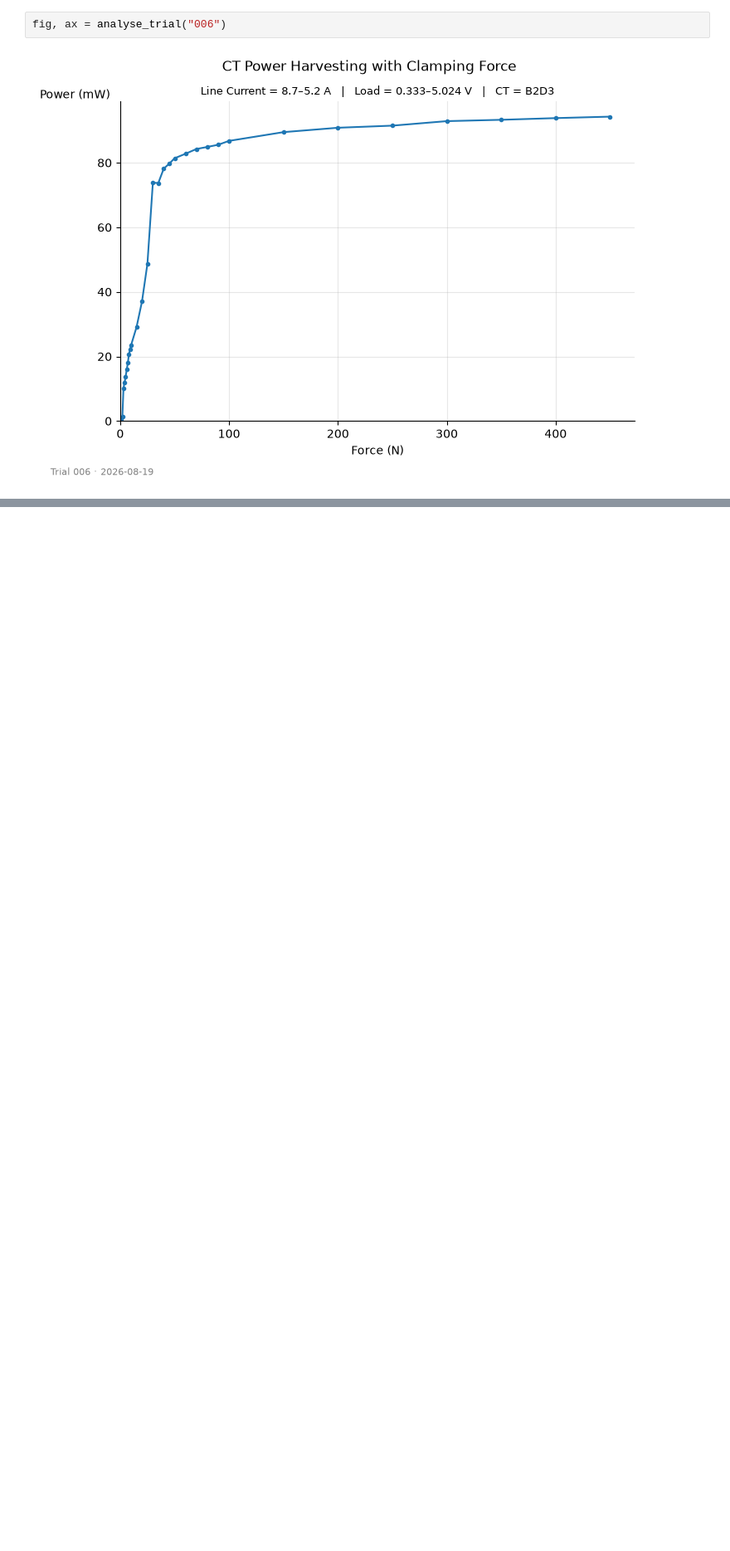
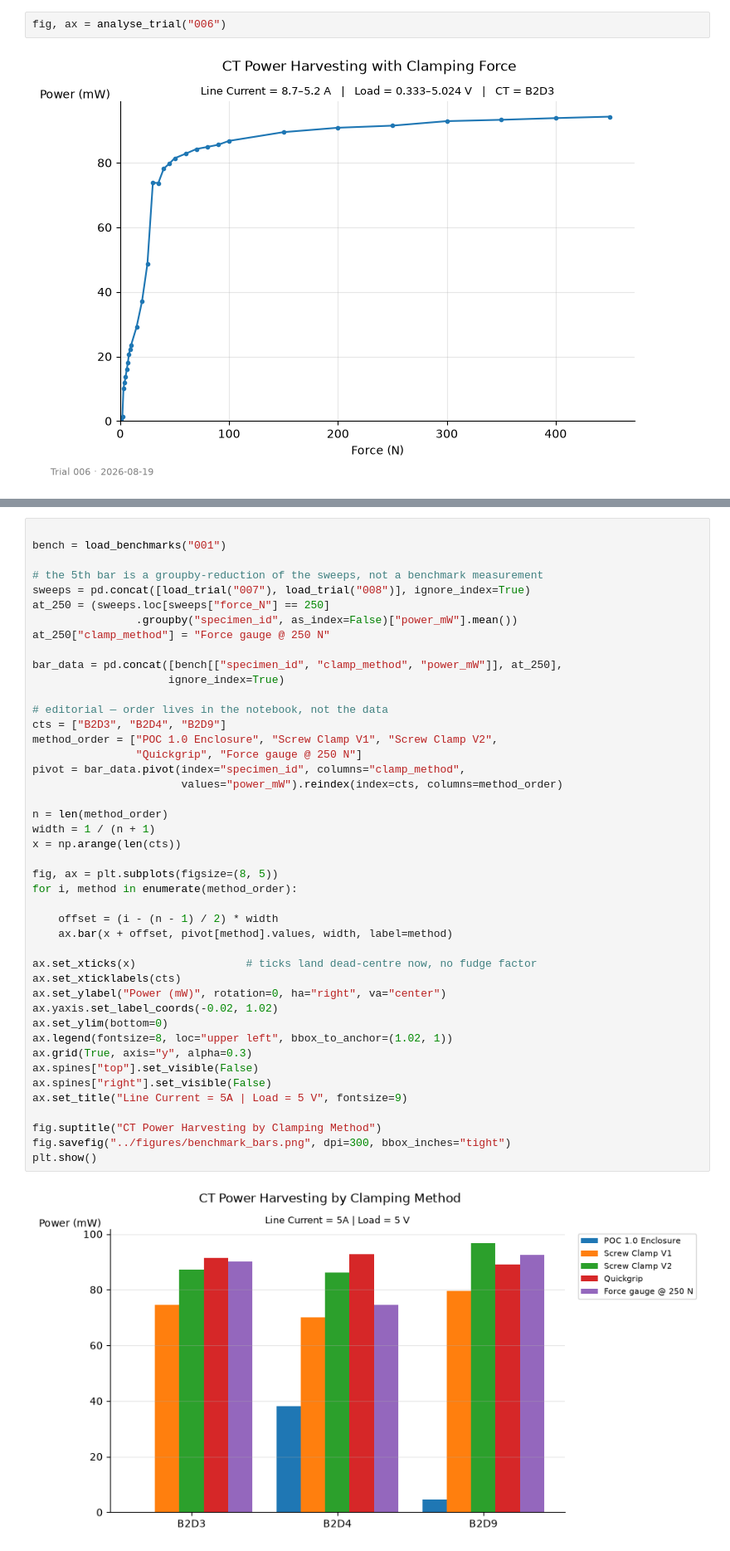
Before and after one commit to stephengilbert1/current-transformer-analysis, a Jupyter notebook: notebooks/01-force-vs-power.ipynb, the cells around one changed output, grey strips where cells are left out. Shown at 83% size. Cells and saved outputs as stored; diff of their text form; blank space fills up the shorter version.

```diff
--- a/notebooks/01-force-vs-power.ipynb
+++ b/notebooks/01-force-vs-power.ipynb
@@ -146,0 +138,46 @@ plt.show()
+# %%
+
+bench = load_benchmarks("001")
+
+# the 5th bar is a groupby-reduction of the sweeps, not a benchmark measurement
+sweeps = pd.concat([load_trial("007"), load_trial("008")], ignore_index=True)
+at_250 = (sweeps.loc[sweeps["force_N"] == 250]
+                .groupby("specimen_id", as_index=False)["power_mW"].mean())
+at_250["clamp_method"] = "Force gauge @ 250 N"
+
+bar_data = pd.concat([bench[["specimen_id", "clamp_method", "power_mW"]], at_250],
+                     ignore_index=True)
+
+# editorial — order lives in the notebook, not the data
+cts = ["B2D3", "B2D4", "B2D9"]
+method_order = ["POC 1.0 Enclosure", "Screw Clamp V1", "Screw Clamp V2",
+                "Quickgrip", "Force gauge @ 250 N"]
+pivot = bar_data.pivot(index="specimen_id", columns="clamp_method",
+                       values="power_mW").reindex(index=cts, columns=method_order)
+
+n = len(method_order)
+width = 1 / (n + 1)
+x = np.arange(len(cts))
+
+fig, ax = plt.subplots(figsize=(8, 5))
+for i, method in enumerate(method_order):
+
+    offset = (i - (n - 1) / 2) * width
+    ax.bar(x + offset, pivot[method].values, width, label=method)
+
+ax.set_xticks(x)                 # ticks land dead-centre now, no fudge factor
+ax.set_xticklabels(cts)
+ax.set_ylabel("Power (mW)", rotation=0, ha="right", va="center")
+ax.yaxis.set_label_coords(-0.02, 1.02)
+ax.set_ylim(bottom=0)
+ax.legend(fontsize=8, loc="upper left", bbox_to_anchor=(1.02, 1))
+ax.grid(True, axis="y", alpha=0.3)
+ax.spines["top"].set_visible(False)
+ax.spines["right"].set_visible(False)
+ax.set_title("Line Current = 5A | Load = 5 V", fontsize=9)
+
+fig.suptitle("CT Power Harvesting by Clamping Method")
+fig.savefig("../figures/benchmark_bars.png", dpi=300, bbox_inches="tight")
+plt.show()
+# %% [output]
+[figure, added]
```
Also changed, not shown: parts of 7 cells of this notebook, 8 other files.
